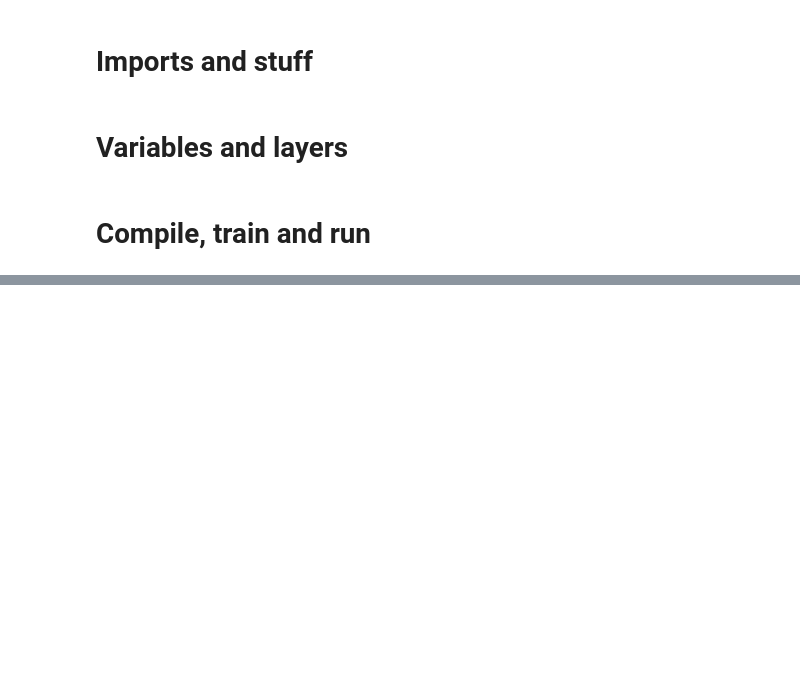
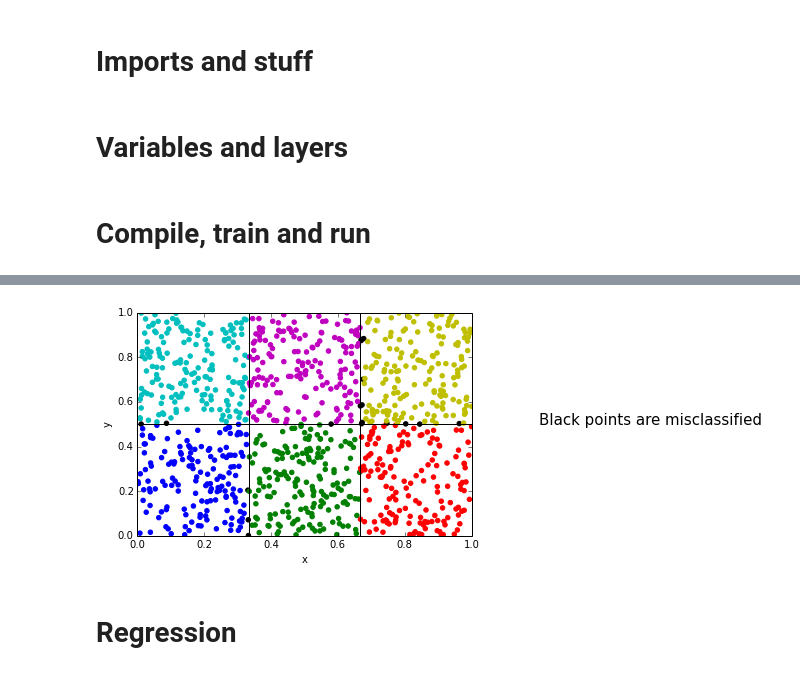
Before and after one commit to TomaszGolan/mlScratchpad, a Jupyter notebook: mlScratchpad_presentation.ipynb, the cells around one changed output, grey strips where cells are left out. Cells and saved outputs as stored; diff of their text form; code cells hidden in the pictures; blank space fills up the shorter version.

```diff
--- a/mlScratchpad_presentation.ipynb
+++ b/mlScratchpad_presentation.ipynb
@@ -675,0 +682,11 @@ for x in X: print '%d XOR %d = %f' % (x[0], x[1], predict(x))
+# %%
+%matplotlib inline
+
+import theano
+import theano.tensor as T
+import theano.tensor.nnet as nnet
+import numpy
+import matplotlib.pyplot as plt
+from mpl_toolkits.mplot3d import Axes3D
+
+rng = numpy.random # random number generator
@@ -675,0 +944,35 @@ for x in X: print '%d XOR %d = %f' % (x[0], x[1], predict(x))
+# %%
+def plotMe():
+    # 6 different colors, use the same if nClasses > 6
+    colors = ['b', 'g', 'r', 'c', 'm', 'y'] * (nClasses / 6 + 1)
+
+    # axis settings
+
+    plt.xlabel('x')
+    plt.ylabel('y')
+
+    plt.xlim([0,1])
+    plt.ylim([0,1])
+
+    # draw segments borders
+
+    for i in range(xSeg):
+        plt.plot ([(i + 1) * xSegWidth] * 2, [0, 1], color = 'k')
+
+    for i in range(ySeg):
+        plt.plot ([0,1], [(i + 1) * ySegWidth] * 2, color = 'k')
+
+    plt.text(1.2, 0.5, 'Black points are misclassified', fontsize = 15)
+    plt.scatter(*zip(*bad), color = 'k')
+
+    for i in range(nClasses):
+        points = []
+        for j in range(len(good)):
+            if getClass(good[j]) == i: points.append(good[j])
+        plt.scatter (*zip(*points), color = colors[i])
+# %%
+plotMe()
+# %% [output]
+[figure, added]
+# %% [markdown]
+# Regression
```
Also changed, not shown: parts of 41 cells of this notebook, 1 other file.
